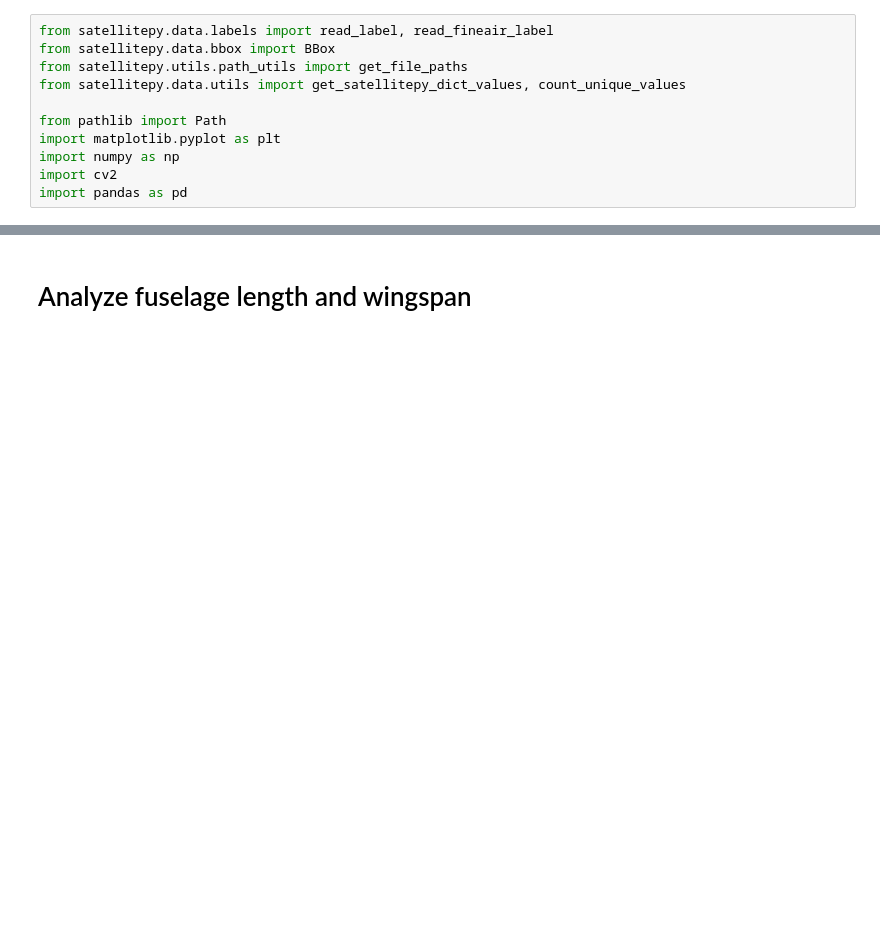
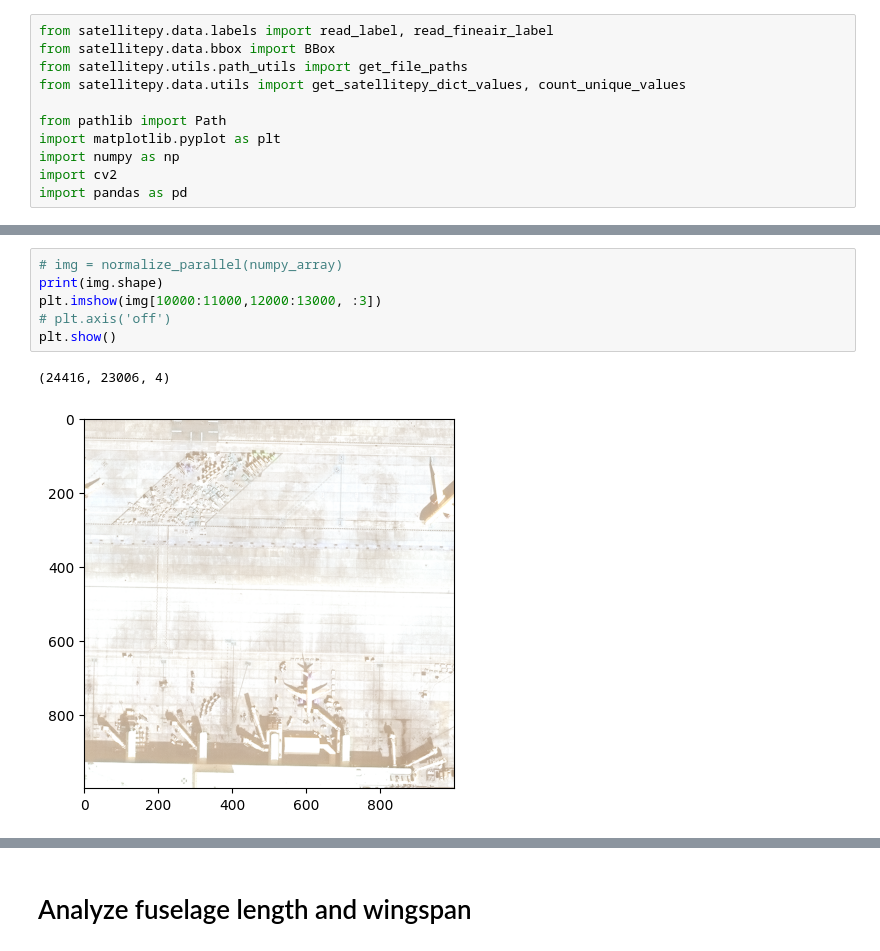
Before and after one commit to Iammuratc/satellitepy, a Jupyter notebook: notebooks/analyze_our_dataset.ipynb, the cells around one changed output, grey strips where cells are left out. Drawn from its saved outputs; the diff is of its cells as text; blank space fills up the shorter version.

```diff
--- a/notebooks/analyze_our_dataset.ipynb
+++ b/notebooks/analyze_our_dataset.ipynb
@@ -14,0 +122,9 @@ import pandas as pd
+# %%
+# img = normalize_parallel(numpy_array)
+print(img.shape)
+plt.imshow(img[10000:11000,12000:13000, :3])
+# plt.axis('off')
+plt.show()
+# %% [output]
+(24416, 23006, 4)
+[figure, added]
```
Also changed, not shown: parts of 9 cells of this notebook, 6 other files.
